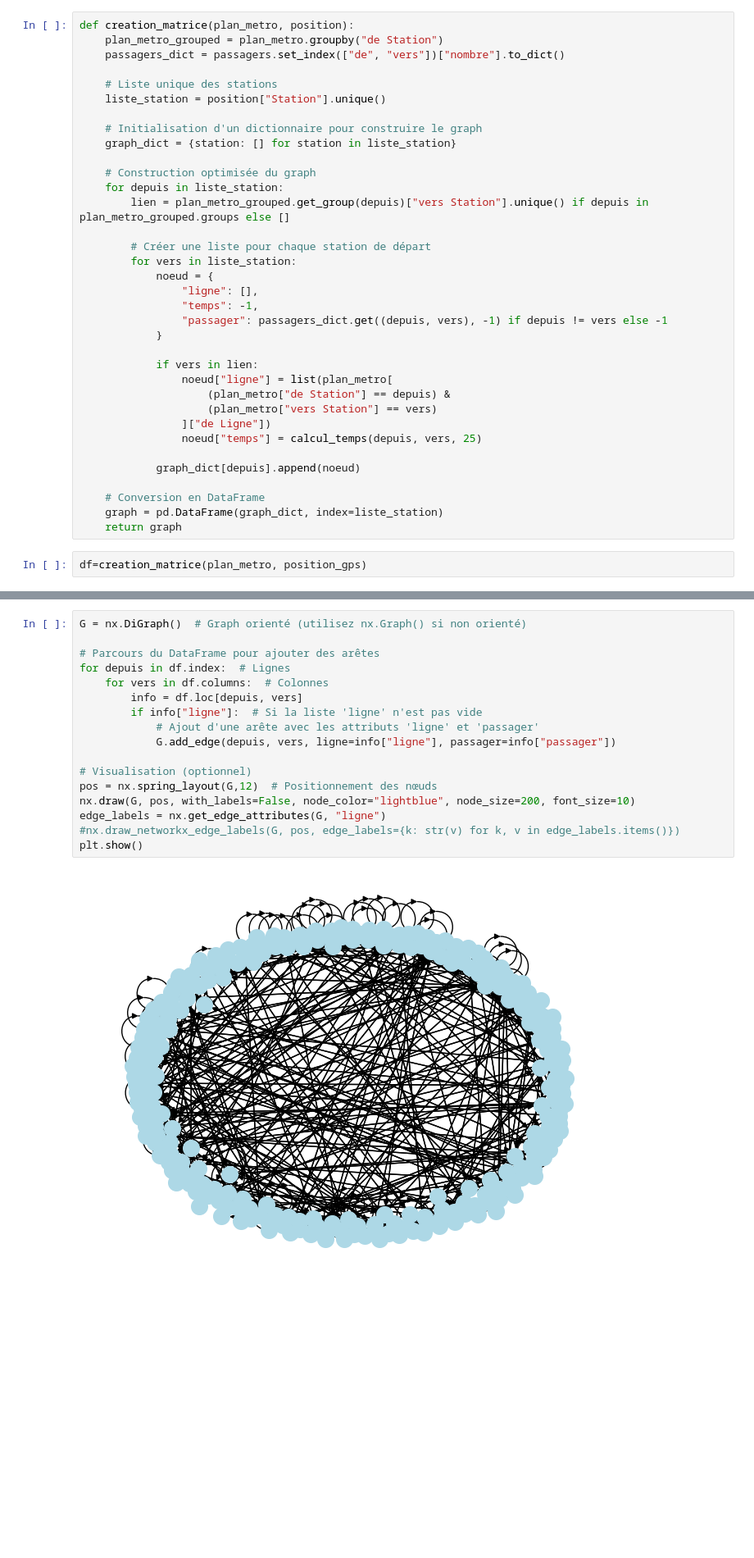
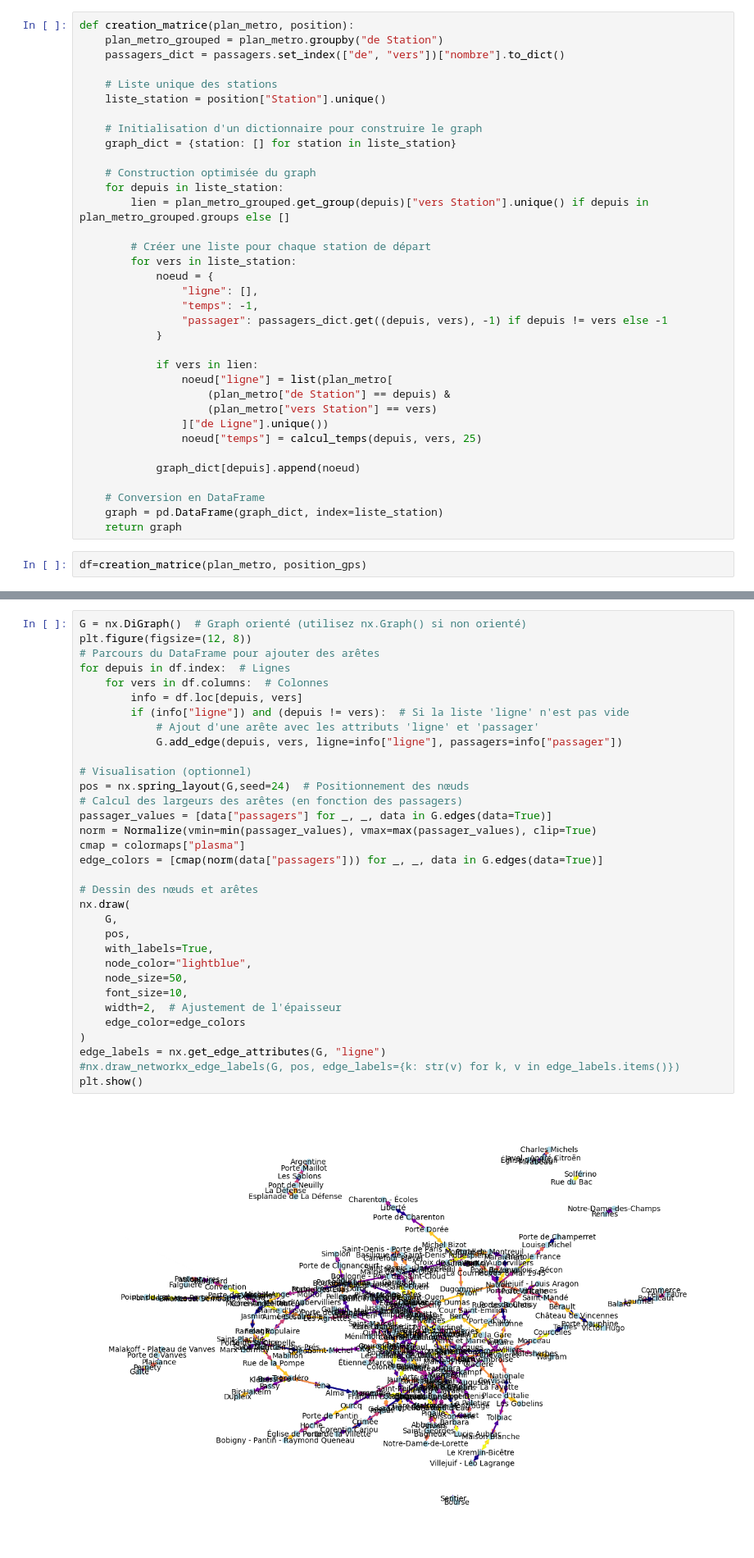
Before and after one commit to marcodamecourt/data_chall_alstom, a Jupyter notebook: data_chhall.ipynb, the cells around one changed output, grey strips where cells are left out. Shown: that part at 82% size. Saved outputs shown, nothing was run; the diff lists cells and outputs as text; blank space fills up the shorter version.

Commit message:
graph

```diff
--- a/data_chhall.ipynb
+++ b/data_chhall.ipynb
@@ -146,7 +148,7 @@ def creation_matrice(plan_metro, position):
                 noeud["ligne"] = list(plan_metro[
                     (plan_metro["de Station"] == depuis) &
                     (plan_metro["vers Station"] == vers)
-                ]["de Ligne"])
+                ]["de Ligne"].unique())
                 noeud["temps"] = calcul_temps(depuis, vers, 25)
 
             graph_dict[depuis].append(noeud)
@@ -181,19 +161,35 @@ print(df["Grands Boulevards"][])
 # %%
 G = nx.DiGraph()  # Graph orienté (utilisez nx.Graph() si non orienté)
-
+plt.figure(figsize=(12, 8))
 # Parcours du DataFrame pour ajouter des arêtes
 for depuis in df.index:  # Lignes
     for vers in df.columns:  # Colonnes
         info = df.loc[depuis, vers]
-        if info["ligne"]:  # Si la liste 'ligne' n'est pas vide
+        if (info["ligne"]) and (depuis != vers):  # Si la liste 'ligne' n'est pas vide
             # Ajout d'une arête avec les attributs 'ligne' et 'passager'
-            G.add_edge(depuis, vers, ligne=info["ligne"], passager=info["passager"])
+            G.add_edge(depuis, vers, ligne=info["ligne"], passagers=info["passager"])
 
 # Visualisation (optionnel)
-pos = nx.spring_layout(G,12)  # Positionnement des nœuds
-nx.draw(G, pos, with_labels=False, node_color="lightblue", node_size=200, font_size=10)
+pos = nx.spring_layout(G,seed=24)  # Positionnement des nœuds
+# Calcul des largeurs des arêtes (en fonction des passagers)
+passager_values = [data["passagers"] for _, _, data in G.edges(data=True)]
+norm = Normalize(vmin=min(passager_values), vmax=max(passager_values), clip=True)
+cmap = colormaps["plasma"]
+edge_colors = [cmap(norm(data["passagers"])) for _, _, data in G.edges(data=True)]
+
+# Dessin des nœuds et arêtes
+nx.draw(
+    G,
+    pos,
+    with_labels=True,
+    node_color="lightblue",
+    node_size=50,
+    font_size=10,
+    width=2,  # Ajustement de l'épaisseur
+    edge_color=edge_colors
+)
 edge_labels = nx.get_edge_attributes(G, "ligne")
 #nx.draw_networkx_edge_labels(G, pos, edge_labels={k: str(v) for k, v in edge_labels.items()})
 plt.show()
 # %% [output]
-[figure, old version]
+[figure, new version]
```
Also changed, not shown: parts of 4 cells of this notebook.
